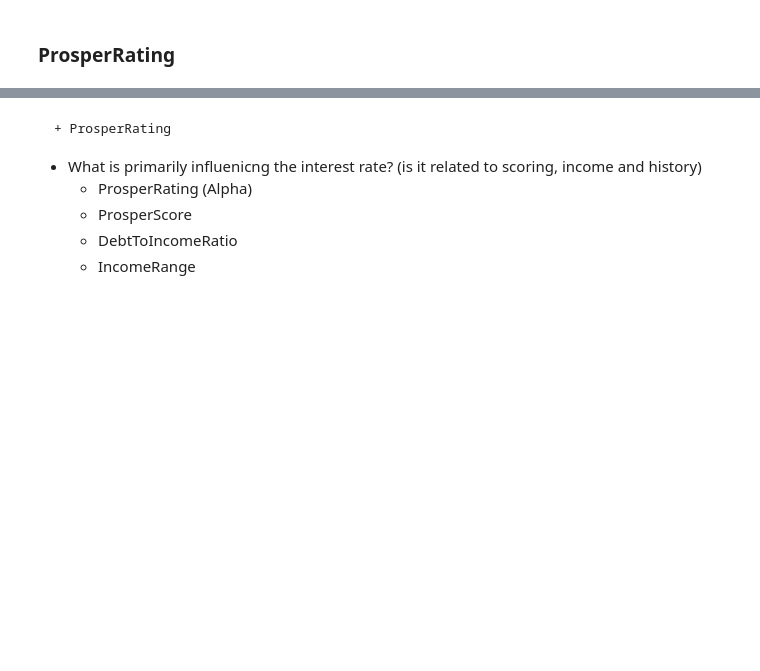
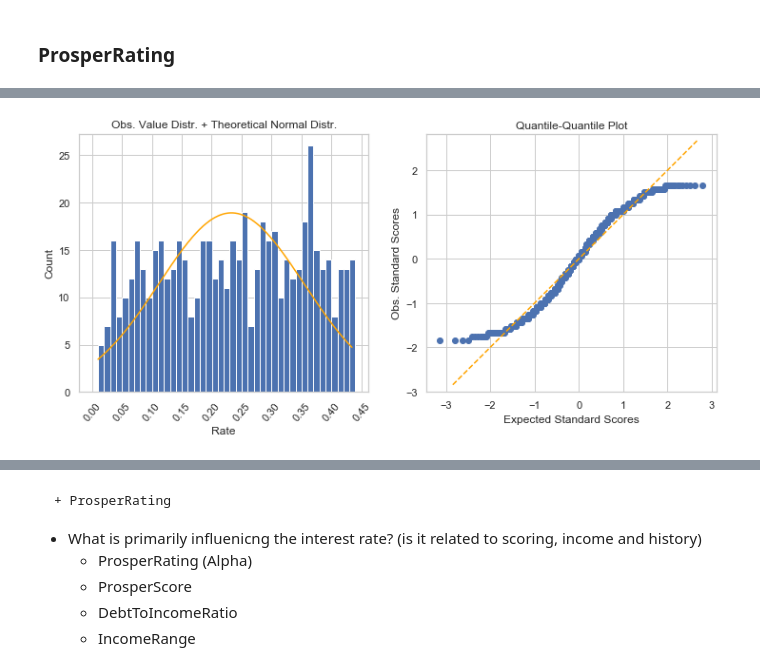
Before and after one commit to moosial/CommunicateDataFindings, a Jupyter notebook: exploration_Prosper_CA.ipynb, the cells around one changed output, grey strips where cells are left out. Saved outputs shown, nothing was run; the diff lists cells and outputs as text; code cells hidden in the pictures; blank space fills up the shorter version.

```diff
--- a/exploration_Prosper_CA.ipynb
+++ b/exploration_Prosper_CA.ipynb
@@ -872,0 +846,5 @@ df.ProsperRating_Alpha.isnull().sum()
+# %%
+# let's plot the distribution, I know Q-Q plot is already bivraiate but it is already so useful
+metric_distri_qq(data, [12,5],  0.01, 0.05)
+# %% [output]
+[figure, added]
```
Also changed, not shown: parts of 21 cells of this notebook, 1 other file.
